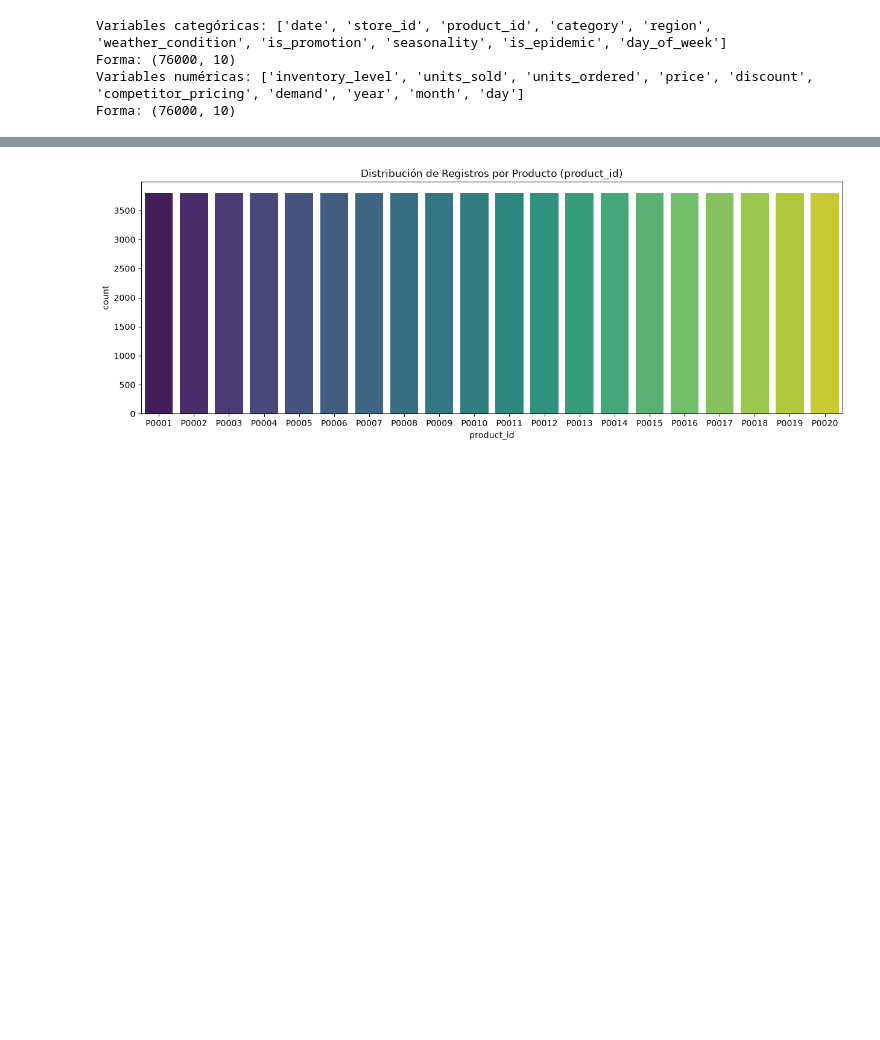
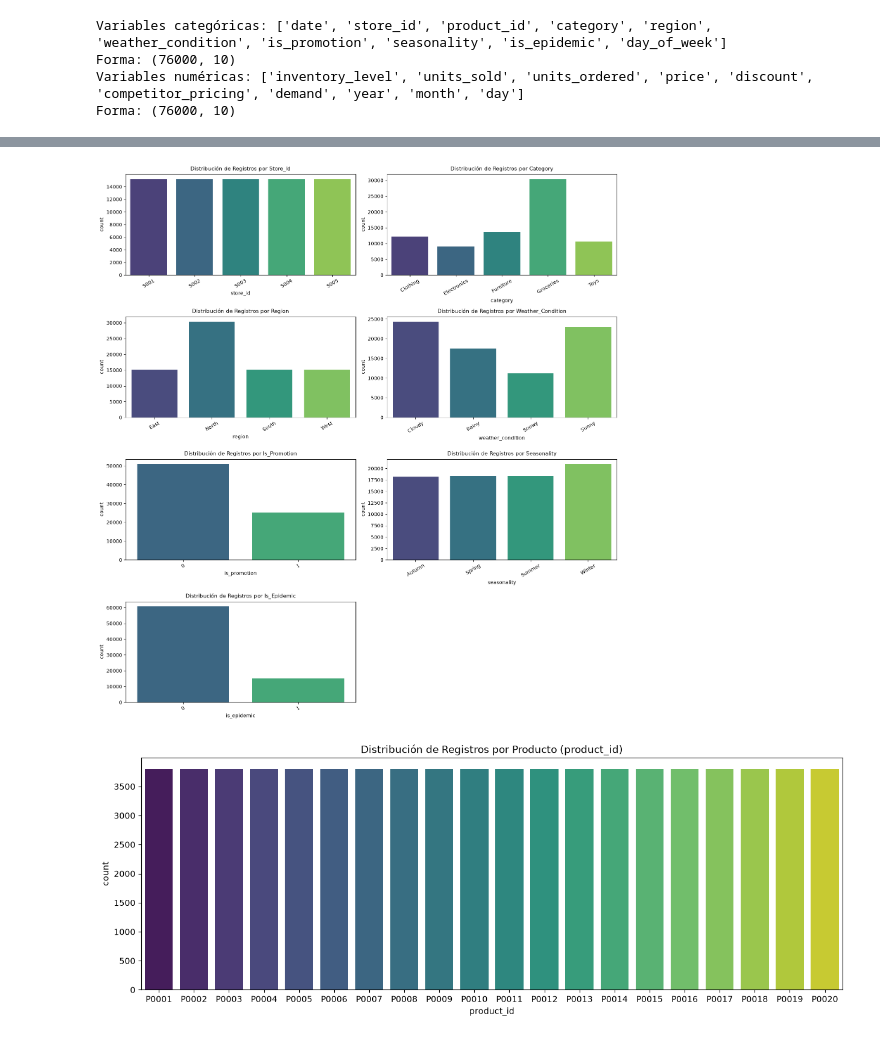
Before and after one commit to diegorod14/20261_Business_Predictive_Analytics, a Jupyter notebook: Notebooks/EDA.ipynb, the cells around one changed output, grey strips where cells are left out. Saved outputs shown, nothing was run; the diff lists cells and outputs as text; code cells hidden in the pictures; blank space fills up the shorter version.

```diff
--- a/Notebooks/EDA.ipynb
+++ b/Notebooks/EDA.ipynb
@@ -80,3 +131,21 @@ plt.show()
+# %%
+columnas_cat = [col for col in df_cat.columns if col not in ['date', 'product_id']]
+
+fig, axes = plt.subplots(nrows=4, ncols=2, figsize=(15, 16))
+
+for i, col in enumerate(columnas_cat):
+    df_counts = df_cat[col].value_counts().reset_index()
+    sns.barplot(data=df_counts, x=col, y='count', hue=col, palette='viridis', dodge=False, ax=axes[i // 2, i % 2], legend=False)
+    axes[i // 2, i % 2].set_title(f'Distribución de Registros por {col.title()}', fontsize=11, pad=8)
+    axes[i // 2, i % 2].set(ylabel='count')
+    axes[i // 2, i % 2].tick_params(axis='x', rotation=30)
+
+fig.delaxes(axes[3, 1])
+
+plt.tight_layout()
+plt.show()
+# %% [output]
+[figure, added]
 # %%
 fig, ax = plt.subplots(figsize=(15,5))
 sns.barplot(data=df_cat['product_id'].value_counts().reset_index(), x='product_id', y='count', hue='product_id', palette='viridis', dodge = False)
```
Also changed, not shown: parts of 37 cells of this notebook, 8 other files.
